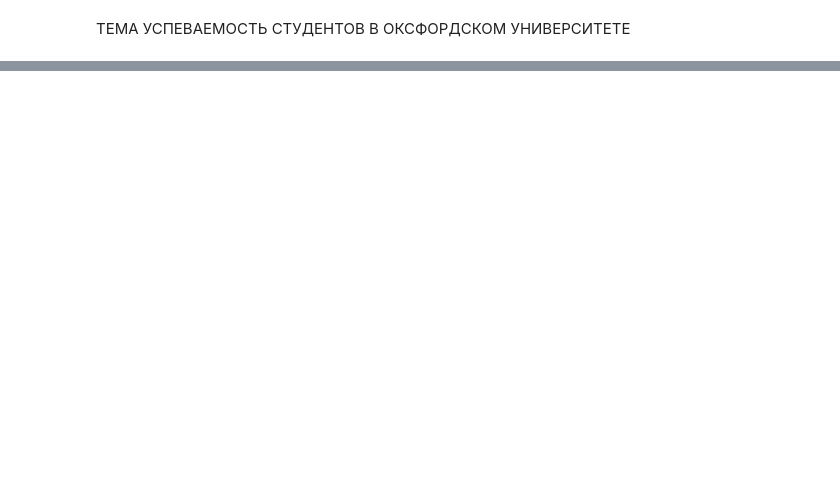
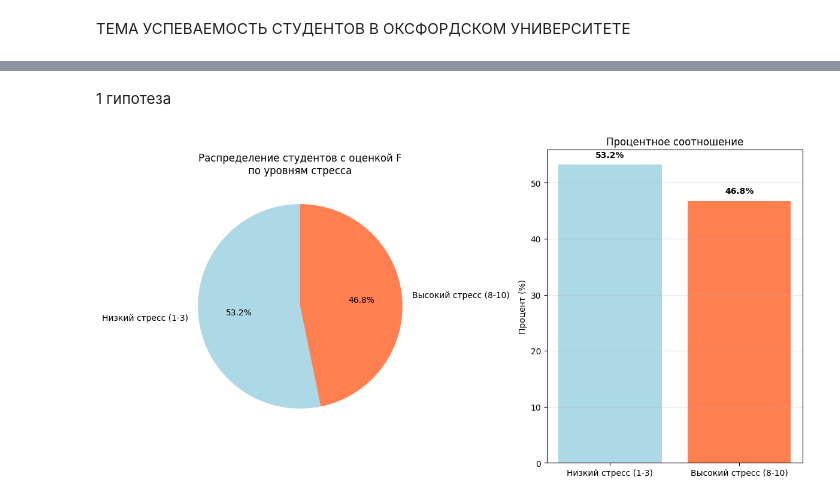
Before and after one commit to LukyanovD/my_cursov, a Jupyter notebook: Курсовая_по_BIG_DATA.ipynb, the cells around one changed output, grey strips where cells are left out. Cells and saved outputs as stored; diff of their text form; code cells hidden in the pictures; blank space fills up the shorter version.

Commit message:
Сделаны 6 гипотез

```diff
--- a/Курсовая_по_BIG_DATA.ipynb
+++ b/Курсовая_по_BIG_DATA.ipynb
@@ -91,0 +53,4 @@ Index(['Student_ID', 'First_Name', 'Last_Name', 'Email', 'Gender', 'Age',
+# %%
+df = pd.read_csv('student_perfomance_data.csv')
+pd.set_option('display.max_columns', None)
+df.sample(10)
@@ -91,0 +137,3 @@ Index(['Student_ID', 'First_Name', 'Last_Name', 'Email', 'Gender', 'Age',
+# %%
+df['Parent_Education_Level'] = df['Parent_Education_Level'].fillna('No High Education')
+df['Parent_Education_Level'].value_counts()
@@ -91,0 +148,44 @@ Index(['Student_ID', 'First_Name', 'Last_Name', 'Email', 'Gender', 'Age',
+# %% [markdown]
+1 гипотеза
+# %%
+new_df = df.copy()
+
+grades = new_df.loc[:, ['Student_ID', 'Grade', 'Stress_Level (1-10)']]
+
+bins = [1,4,8,11]
+labels = ['1-3','4-7','8-10']
+
+grades['Stress_segments'] = pd.cut(grades['Stress_Level (1-10)'], bins=bins, labels=labels, right=False)
+
+stress1_3 = grades[(grades['Stress_segments']=='1-3') & (grades['Grade'] == 'F')]
+
+stress8_10 = grades[(grades['Stress_segments']=='8-10') & (grades['Grade'] == 'F')]
+
+fig, (ax1, ax2) = plt.subplots(1, 2, figsize=(12, 6))
+
+low_stress_count = len(stress1_3)
+high_stress_count = len(stress8_10)
+
+total_f_students = low_stress_count + high_stress_count
+
+labels = ['Низкий стресс (1-3)', 'Высокий стресс (8-10)']
+sizes = [low_stress_count, high_stress_count]
+colors = ['lightblue', 'coral']
+
+ax1.pie(sizes, labels=labels, colors=colors, autopct='%1.1f%%', startangle=90)
+ax1.set_title('Распределение студентов с оценкой F\nпо уровням стресса')
+
+if total_f_students > 0:
+    percentages = [low_stress_count/total_f_students*100, high_stress_count/total_f_students*100]
+    ax2.bar(labels, percentages, color=colors)
+    ax2.set_title('Процентное соотношение')
+    ax2.set_ylabel('Процент (%)')
+    ax2.grid(axis='y', alpha=0.3)
+
+    for i, v in enumerate(percentages):
+        ax2.text(i, v + 1, f'{v:.1f}%', ha='center', va='bottom', fontweight='bold')
+
+plt.tight_layout()
+plt.show()
+# %% [output]
+[figure, added]
```
Also changed, not shown: parts of 24 cells of this notebook, 3 other files.
